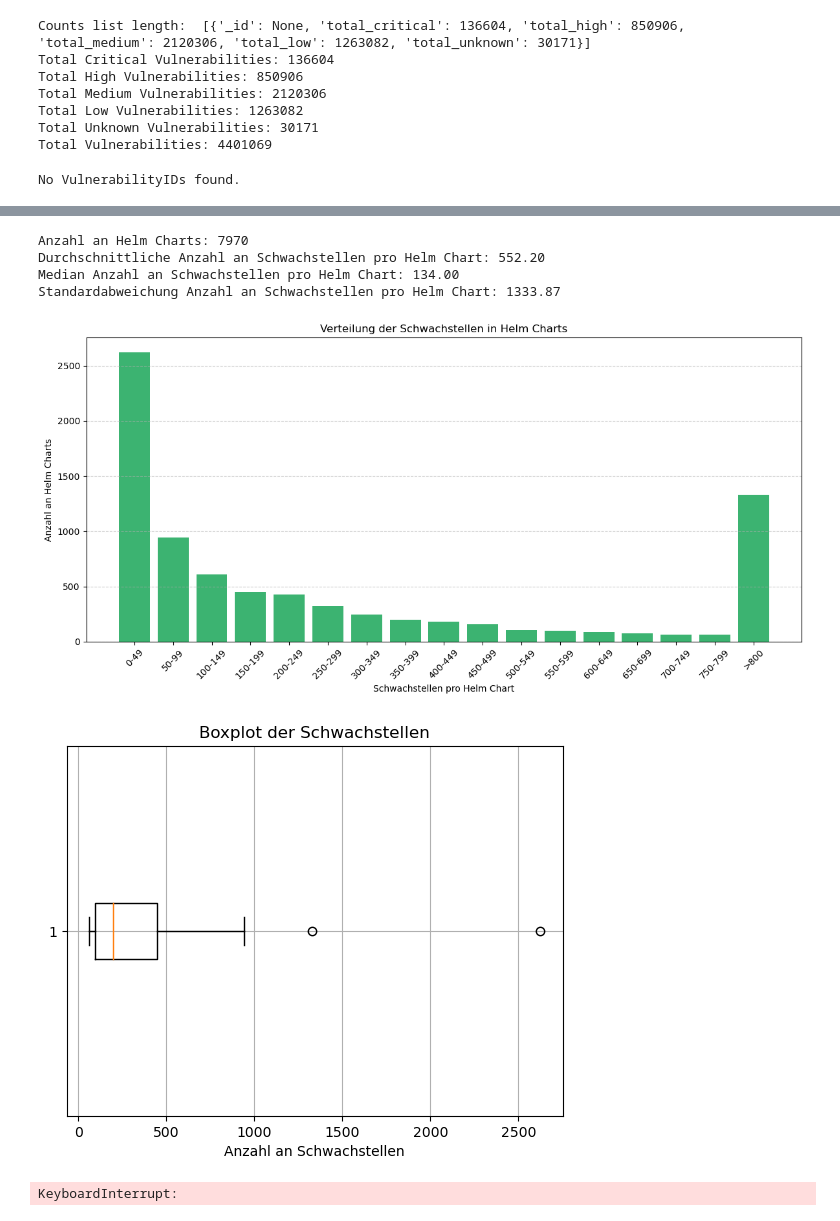
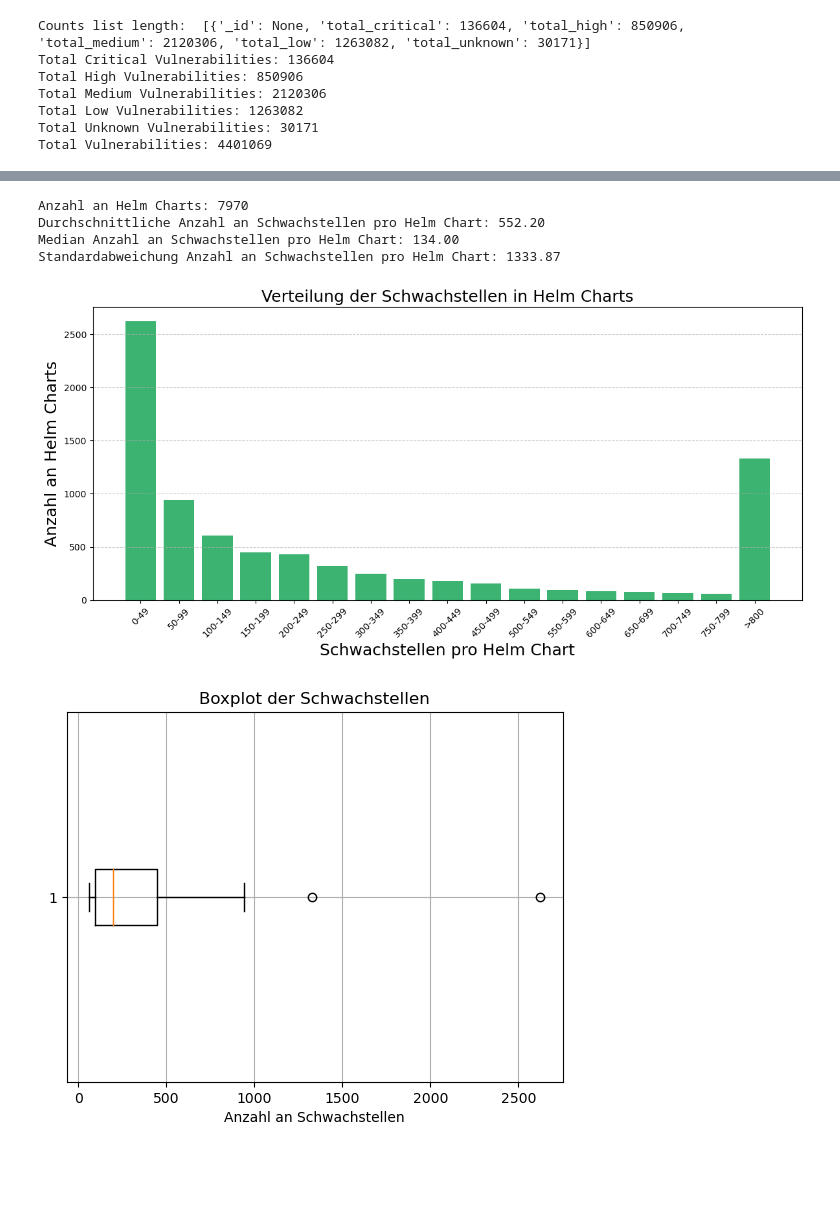
Before and after one commit to david-jnz/bachelor-security-helm-charts, a Jupyter notebook: data_analysis/01.ipynb, the cells around one changed output, grey strips where cells are left out. Saved outputs shown, nothing was run; the diff lists cells and outputs as text; code cells hidden in the pictures; blank space fills up the shorter version.

```diff
--- a/data_analysis/01.ipynb
+++ b/data_analysis/01.ipynb
@@ -150,28 +139,6 @@ Total Medium Vulnerabilities: 2120306
 Total Low Vulnerabilities: 1263082
 Total Unknown Vulnerabilities: 30171
 Total Vulnerabilities: 4401069
-# %%
-vulnerability_ids = set()
-
-# Iterate through all reports
-for report in db.reports.find({}, {"Vulnerabilities.VulnerabilityID": 1}):
-    if "Results" in report and "Vulnerabilities" in report["Results"]:
-        for vulnerability in report["Results"]["Vulnerabilities"]:
-            if "VulnerabilityID" in vulnerability:
-                vulnerability_ids.add(vulnerability["VulnerabilityID"])
-
-# Print all unique VulnerabilityIDs
-if vulnerability_ids:
-    print("Unique VulnerabilityIDs found:")
-    for vid in vulnerability_ids:
-        print(vid)
-else:
-    print("No VulnerabilityIDs found.")
-
-# Log the completion of this step
-logging.info("Extracted all unique VulnerabilityIDs from reports.")
-# %% [output]
-No VulnerabilityIDs found.
 # %%
 vulnerability_id_counts = {}
 
@@ -269,78 +236,38 @@ for chart, count in chart_list.items():
     groups[label] += 1
 
 def sort_key(label):
     if label == ">800":
         return 10000
     return int(label.split("-")[0])
 
 labels = sorted(groups.keys(), key=sort_key)
 values = [groups[label] for label in labels]
 
 plt.figure(figsize=(12, 6))
 plt.bar(labels, values, color="mediumseagreen")
-plt.xlabel("Schwachstellen pro Helm Chart")
-plt.ylabel("Anzahl an Helm Charts")
-plt.title("Verteilung der Schwachstellen in Helm Charts")
+plt.xlabel("Schwachstellen pro Helm Chart", fontsize=18)
+plt.ylabel("Anzahl an Helm Charts", fontsize=18)
+plt.title("Verteilung der Schwachstellen in Helm Charts", fontsize=18)
 plt.grid(axis='y', linestyle='--', alpha=0.6)
 plt.xticks(rotation=45)
 plt.tight_layout()
 plt.show()
 
 
 import matplotlib.pyplot as plt
 
 plt.boxplot(values, vert=False, showfliers=True)
 plt.title("Boxplot der Schwachstellen")
 plt.xlabel("Anzahl an Schwachstellen")
 plt.grid(True)
 plt.show()
 # %% [output]
 Anzahl an Helm Charts: 7970
 Durchschnittliche Anzahl an Schwachstellen pro Helm Chart: 552.20
 Median Anzahl an Schwachstellen pro Helm Chart: 134.00
 Standardabweichung Anzahl an Schwachstellen pro Helm Chart: 1333.87
-[figure, old version]
+[figure, new version]
 [figure]
-# %%
-# Wie viele der Schwachstellen haben welchen Status?
-status_counts = {}
-for report_doc in db.reports.find({}):
-    for key in report_doc:
-        if key == '_id':
-            continue
-
-        image_data = report_doc[key]
-
-        if isinstance(image_data, dict) and "Results" in image_data:
-            results_list = image_data.get("Results", [])
-
-            if not isinstance(results_list, list):
-                continue
-
-            for result_item in results_list:
-                if isinstance(result_item, dict) and "Vulnerabilities" in result_item:
-                    vulnerabilities_list = result_item.get("Vulnerabilities", [])
-
-                    if not isinstance(vulnerabilities_list, list):
-                        continue
-
-                    for vulnerability in vulnerabilities_list:
-                        if isinstance(vulnerability, dict):
-                            status = vulnerability.get("Status")
-                            if status:
-                                if status in status_counts:
-                                    status_counts[status] += 1
-                                else:
-                                    status_counts[status] = 1
-
-print("Vulnerability Status Counts:")
-for status, count in status_counts.items():
-    print(f"{status}: {count}")
-
-# Log the completion of the analysis
-logging.info("Vulnerability status count analysis completed successfully.")
-# %% [output]
-KeyboardInterrupt:
 # %%
 # Wie viele Images gibt es insgesamt?
 
```
Also changed, not shown: parts of 4 cells of this notebook, 3 other files.
